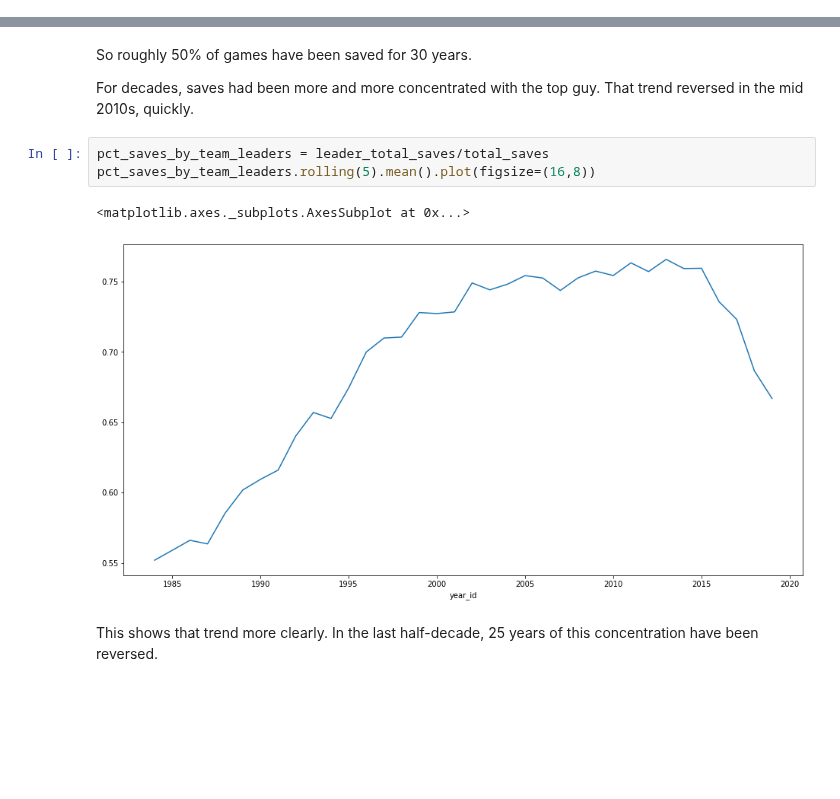
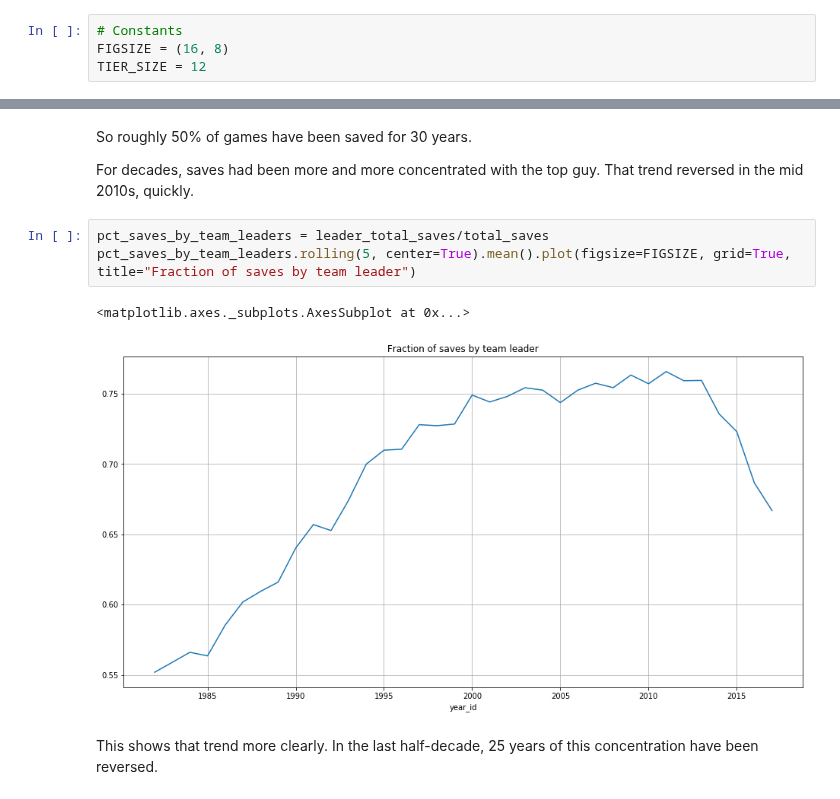
Before and after one commit to sdvinay/baseball_sql, a Jupyter notebook: pandas/distribution_of_saves.ipynb, the cells around one changed output, grey strips where cells are left out. Drawn from its saved outputs; the diff is of its cells as text; blank space fills up the shorter version.

```diff
--- a/pandas/distribution_of_saves.ipynb
+++ b/pandas/distribution_of_saves.ipynb
@@ -8,4 +8,8 @@ Teams don't all have a designated save-getter the way they used to.  When did th
 import pandas as pd
 import numpy as np
 import matplotlib.pyplot as plt
+# %%
+# Constants
+FIGSIZE = (16, 8)
+TIER_SIZE = 12
 # %%
@@ -44,10 +48,10 @@ So roughly 50% of games have been saved for 30 years.
 For decades, saves had been more and more concentrated with the top guy.  That trend reversed in the mid 2010s, quickly.
 # %%
 pct_saves_by_team_leaders = leader_total_saves/total_saves
-pct_saves_by_team_leaders.rolling(5).mean().plot(figsize=(16,8))
+pct_saves_by_team_leaders.rolling(5, center=True).mean().plot(figsize=FIGSIZE, grid=True, title="Fraction of saves by team leader")
 # %% [output]
 <matplotlib.axes._subplots.AxesSubplot at 0x...>
-[figure, old version]
+[figure, new version]
 # %% [markdown]
 This shows that trend more clearly.  In the last half-decade, 25 years of this concentration have been reversed.
 # %%
```
Also changed, not shown: parts of 9 cells of this notebook.
